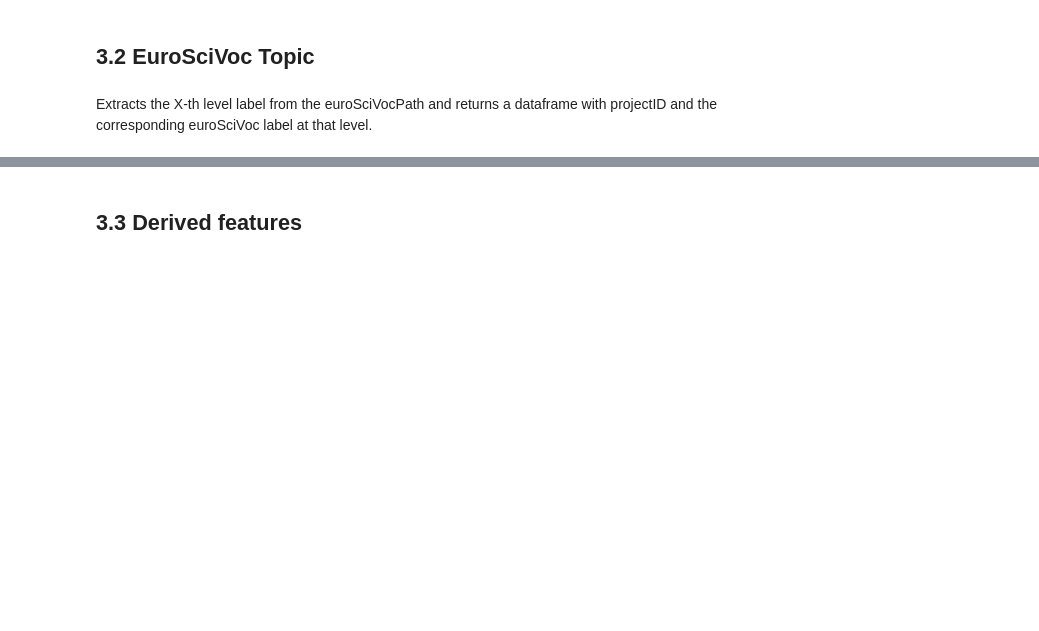
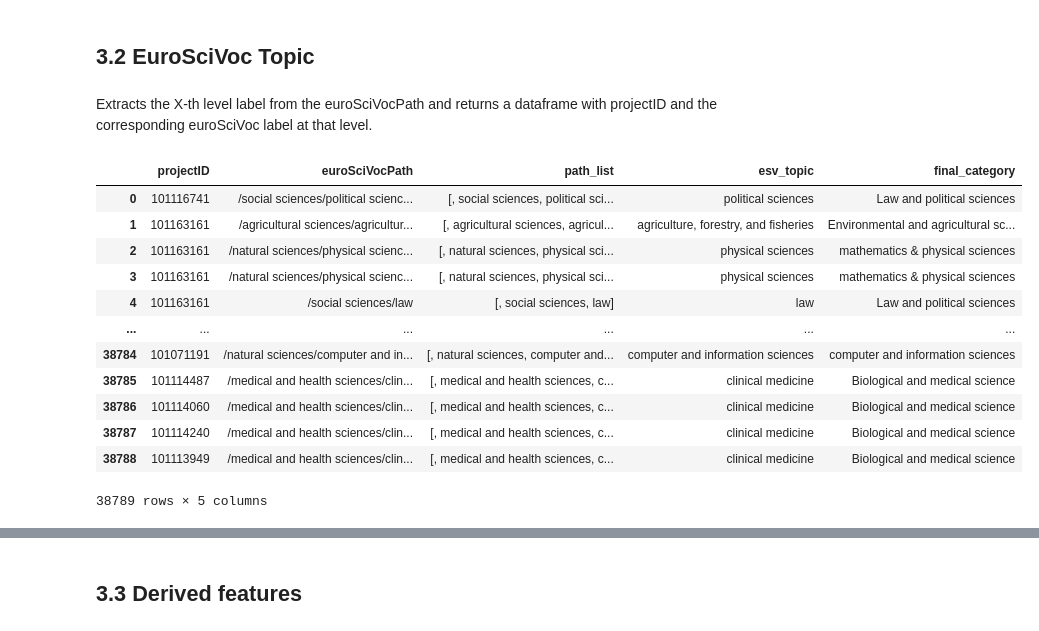
Before and after one commit to EliasIblisdir/MDA_project, a Jupyter notebook: Horizon.ipynb, the cells around one changed output, grey strips where cells are left out. Drawn from its saved outputs; the diff is of its cells as text; code cells hidden in the pictures; blank space fills up the shorter version.

```diff
--- a/Horizon.ipynb
+++ b/Horizon.ipynb
@@ -616 +618,73 @@ level = 3
+# %%
+
+level = 3
+# Split the path into a list of URIs
+euroscivoc["path_list"] = euroscivoc["euroSciVocPath"].str.split("/")
+# Extract X-th element from path
+euroscivoc["esv_topic"] = euroscivoc["path_list"].apply(lambda path: path[level - 1] if len(path) >= level else path[level-2])
+
+# Define the mapping from esv_topic code to final category label
+name_to_final_label = {
+    "agricultural biotechnology": "Environmental and agricultural science",
+    "agriculture, forestry, and fisheries": "Environmental and agricultural science",
+    "animal and dairy science": "Biological and medical science",
+    "arts": "Humanities",
+    "basic medicine": "Biological and medical science",
+    "biological sciences": "Biological and medical science",
+    "chemical engineering": "chemical sciences",
+    "chemical sciences": "chemical sciences",
+    "civil engineering": "Engineering and technology",
+    "clinical medicine": "Biological and medical science",
+    "computer and information sciences": "computer and information sciences",
+    "earth and related environmental sciences": "Environmental and agricultural science",
+    "economics and business": "economics and business",
+    "educational sciences": "psychology and pedagogy",  # or another, if desired
+    "electrical engineering, electronic engineering, information engineering": "Engineering and technology",
+    "environmental biotechnology": "Environmental and agricultural science",
+    "environmental engineering": "Environmental and agricultural science",
+    "health sciences": "Biological and medical science",
+    "history and archaeology": "Humanities",
+    "industrial biotechnology": "Engineering and technology",
+    "languages and literature": "Humanities",
+    "law": "Law and political sciences",
+    "materials engineering": "Engineering and technology",
+    "mathematics": "mathematics & physical sciences",
+    "mechanical engineering": "Engineering and technology",
+    "media and communications": "Humanities",
+    "medical biotechnology": "Biological and medical science",
+    "medical engineering": "Biological and medical science",
+    "nanotechnology": "Engineering and technology",
+    "other agricultural sciences": "Environmental and agricultural science",
+    "other engineering and technologies": "Engineering and technology",
+    "other humanities": "Humanities",
+    "other medical sciences": "Biological and medical science",
+    "other social sciences": "Law and political sciences",
+    "philosophy, ethics and religion": "Humanities",
+    "physical sciences": "mathematics & physical sciences",
+    "political sciences": "Law and political sciences",
+    "psychology": "psychology and pedagogy",
+    "social geography": "Law and political sciences",
+    "sociology": "Law and political sciences",
+    "veterinary sciences": "Biological and medical science"
+}
+
+
+# # Apply the mapping to create a new column with the final class label
+# euroscivoc["final_category"] = euroscivoc["esv_topic"].map(name_to_final_label)
+euroscivoc["final_category"] = euroscivoc["esv_topic"].map(name_to_final_label)
+euroscivoc
+# %% [output]
+|  | projectID | euroSciVocPath | path_list | esv_topic | final_category |
+| 0 | 101116741 | /social sciences/political scienc... | [, social sciences, political sci... | political sciences | Law and political sciences |
+| 1 | 101163161 | /agricultural sciences/agricultur... | [, agricultural sciences, agricul... | agriculture, forestry, and fisheries | Environmental and agricultural sc... |
+| 2 | 101163161 | /natural sciences/physical scienc... | [, natural sciences, physical sci... | physical sciences | mathematics & physical sciences |
+| 3 | 101163161 | /natural sciences/physical scienc... | [, natural sciences, physical sci... | physical sciences | mathematics & physical sciences |
+| 4 | 101163161 | /social sciences/law | [, social sciences, law] | law | Law and political sciences |
+| ... | ... | ... | ... | ... | ... |
+| 38784 | 101071191 | /natural sciences/computer and in... | [, natural sciences, computer and... | computer and information sciences | computer and information sciences |
+| 38785 | 101114487 | /medical and health sciences/clin... | [, medical and health sciences, c... | clinical medicine | Biological and medical science |
+| 38786 | 101114060 | /medical and health sciences/clin... | [, medical and health sciences, c... | clinical medicine | Biological and medical science |
+| 38787 | 101114240 | /medical and health sciences/clin... | [, medical and health sciences, c... | clinical medicine | Biological and medical science |
+| 38788 | 101113949 | /medical and health sciences/clin... | [, medical and health sciences, c... | clinical medicine | Biological and medical science |
+38789 rows × 5 columns
 # %%
```
Also changed, not shown: parts of 23 cells of this notebook, 1 other file.
